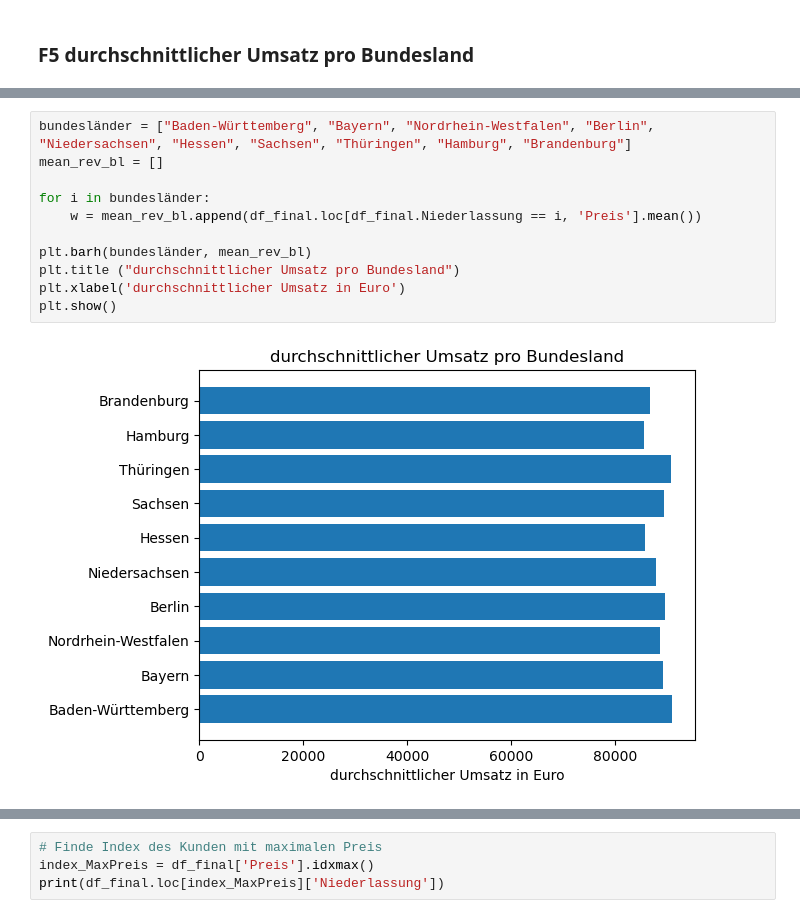
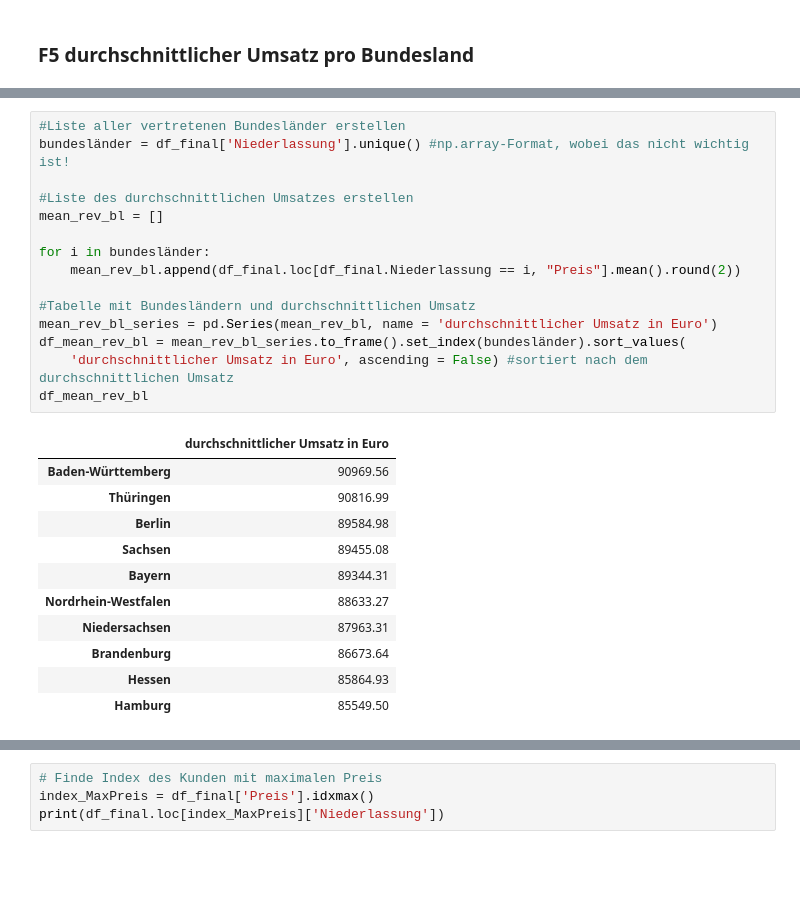
Before and after one commit to EWERLIA/final_projectSS24_Group7, a Jupyter notebook: presentation.ipynb, the cells around one changed output, grey strips where cells are left out. Cells and saved outputs as stored; diff of their text form; blank space fills up the shorter version.

```diff
--- a/presentation.ipynb
+++ b/presentation.ipynb
@@ -265,13 +260,27 @@ df_mean_rev_bl
-# %%
-bundesländer = ["Baden-Württemberg", "Bayern", "Nordrhein-Westfalen", "Berlin", "Niedersachsen", "Hessen", "Sachsen", "Thüringen", "Hamburg", "Brandenburg"]
-mean_rev_bl = []
-
-for i in bundesländer:
-    w = mean_rev_bl.append(df_final.loc[df_final.Niederlassung == i, 'Preis'].mean())
-
-plt.barh(bundesländer, mean_rev_bl)
-plt.title ("durchschnittlicher Umsatz pro Bundesland")
-plt.xlabel('durchschnittlicher Umsatz in Euro')
-plt.show()
-# %% [output]
-[figure, removed]
+# %%
+#Liste aller vertretenen Bundesländer erstellen
+bundesländer = df_final['Niederlassung'].unique() #np.array-Format, wobei das nicht wichtig ist!
+
+#Liste des durchschnittlichen Umsatzes erstellen
+mean_rev_bl = []
+
+for i in bundesländer:
+    mean_rev_bl.append(df_final.loc[df_final.Niederlassung == i, "Preis"].mean().round(2))
+
+#Tabelle mit Bundesländern und durchschnittlichen Umsatz
+mean_rev_bl_series = pd.Series(mean_rev_bl, name = 'durchschnittlicher Umsatz in Euro')
+df_mean_rev_bl = mean_rev_bl_series.to_frame().set_index(bundesländer).sort_values(
+    'durchschnittlicher Umsatz in Euro', ascending = False) #sortiert nach dem durchschnittlichen Umsatz
+df_mean_rev_bl
+# %% [output]
+|  | durchschnittlicher Umsatz in Euro |
+| Baden-Württemberg | 90969.56 |
+| Thüringen | 90816.99 |
+| Berlin | 89584.98 |
+| Sachsen | 89455.08 |
+| Bayern | 89344.31 |
+| Nordrhein-Westfalen | 88633.27 |
+| Niedersachsen | 87963.31 |
+| Brandenburg | 86673.64 |
+| Hessen | 85864.93 |
+| Hamburg | 85549.50 |
```
Also changed, not shown: parts of 22 cells of this notebook.
